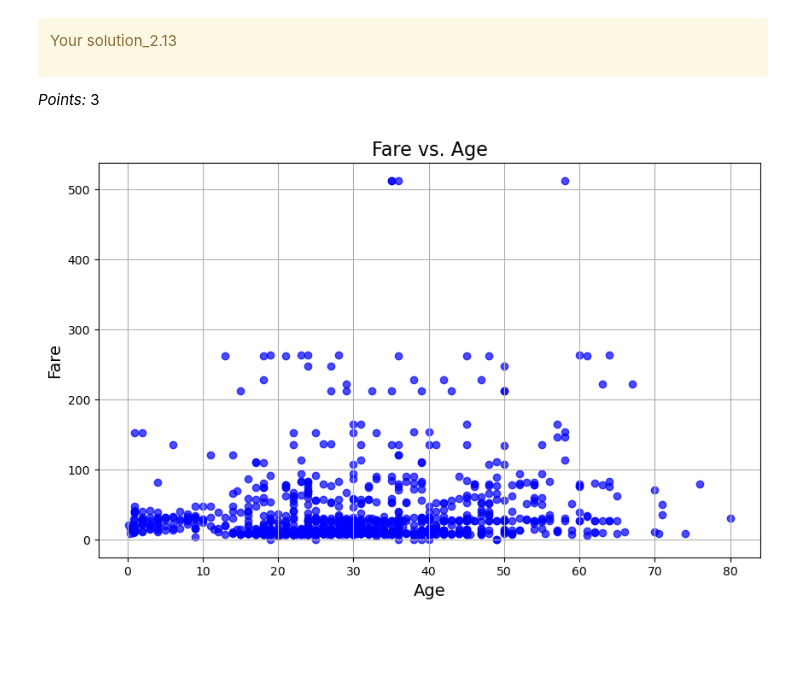
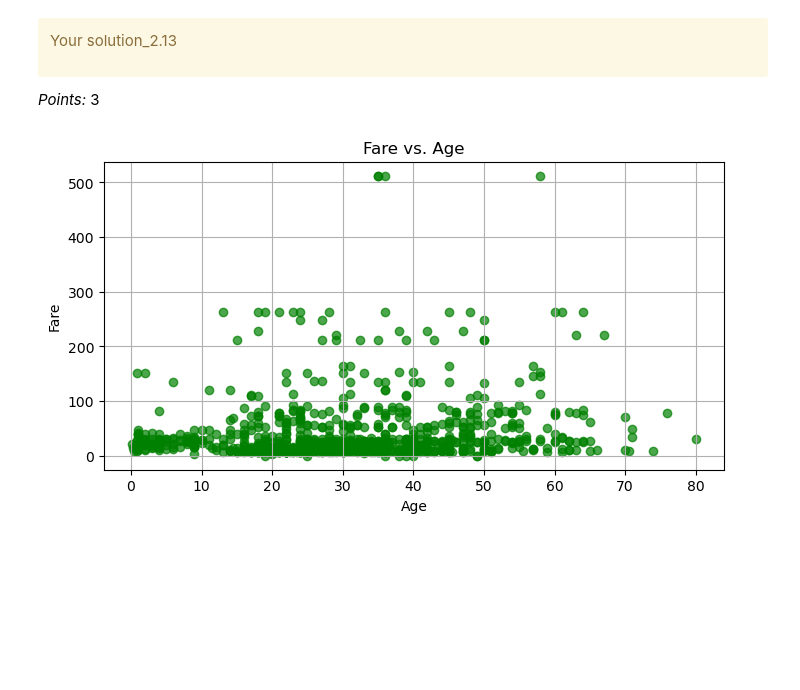
Before and after one commit to Nick-Fong925/330_hw1, a Jupyter notebook: hw1.ipynb, the cells around one changed output. Saved outputs shown, nothing was run; the diff lists cells and outputs as text; code cells hidden in the pictures; blank space fills up the shorter version.

```diff
--- a/hw1.ipynb
+++ b/hw1.ipynb
@@ -489,16 +485,16 @@ Your solution_2.13
 _Points:_ 3
 # %%
 
-plt.figure(figsize=(10, 6))
-plt.scatter(titanic_df['age'], titanic_df['fare'], color='blue', alpha=0.7)
-plt.xlabel('Age', fontsize=14)
-plt.ylabel('Fare', fontsize=14)
-plt.title('Fare vs. Age', fontsize=16)
+plt.figure(figsize=(8, 4))
+plt.scatter(titanic_df['age'], titanic_df['fare'], color='green', alpha=0.7)
+plt.xlabel('Age', fontsize=10)
+plt.ylabel('Fare', fontsize=10)
+plt.title('Fare vs. Age', fontsize=12)
 plt.grid(True)
-plt.savefig('fare_vs_age.png', dpi=300)
+plt.savefig('Fare_vs_Age.png', dpi=300)
 plt.show()
 # %% [output]
-[figure, old version]
+[figure, new version]
 # %% [markdown]
 <!-- END QUESTION -->
 
```
Also changed, not shown: parts of 4 cells of this notebook, 2 other files.
